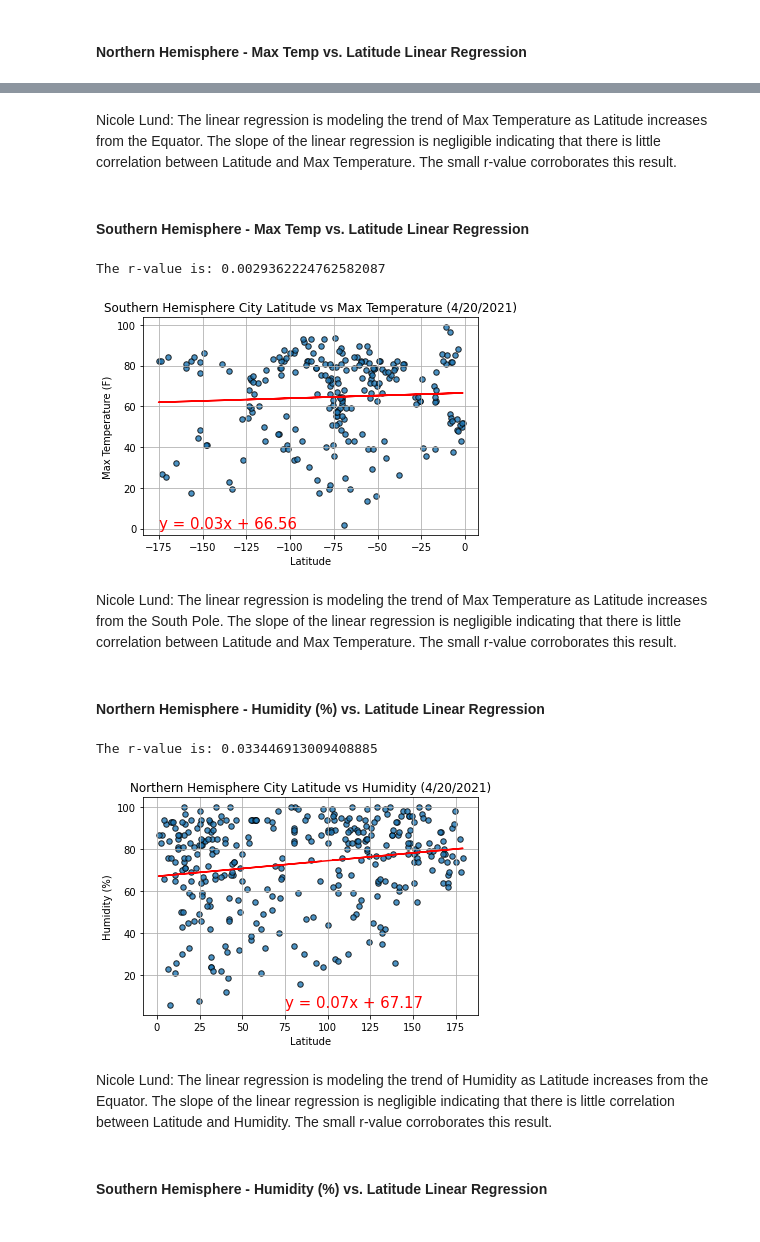
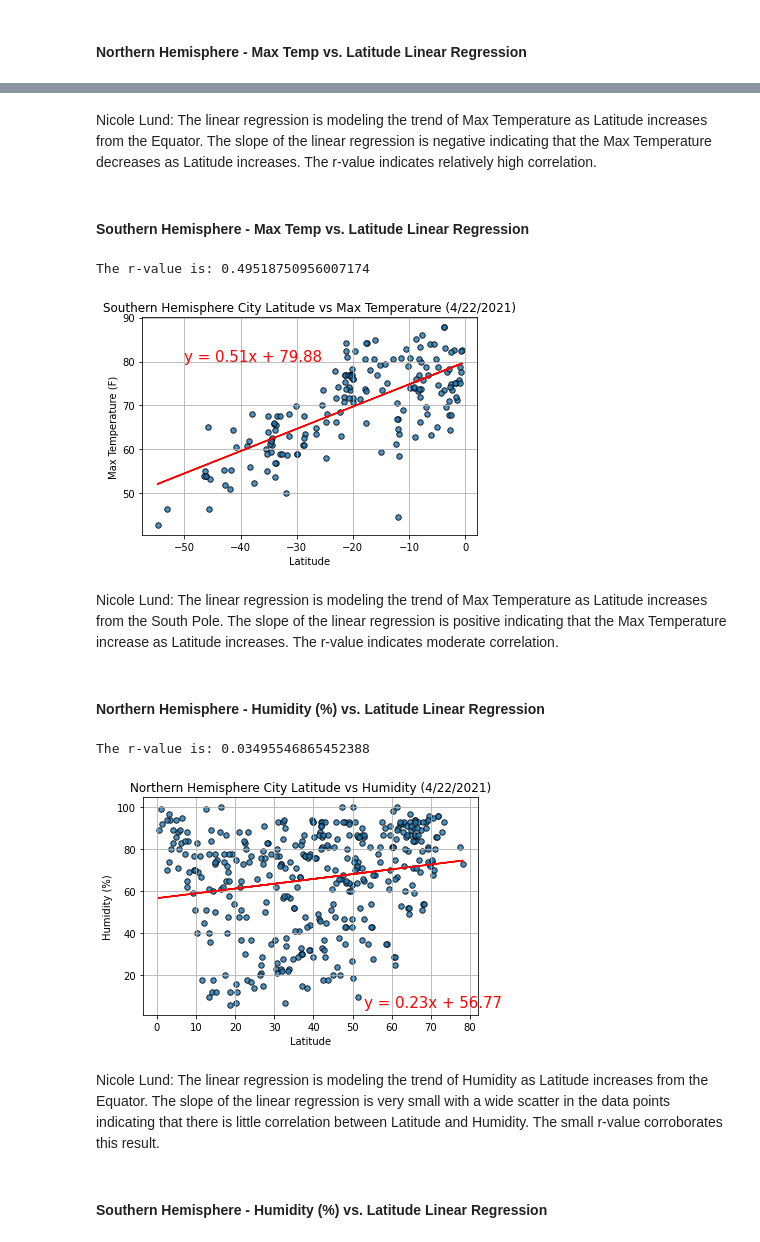
Before and after one commit to NicoleLund/pythonAPI-weatherAnalysis, a Jupyter notebook: WeatherPy/WeatherPy.ipynb, the cells around one changed output, grey strips where cells are left out. Saved outputs shown, nothing was run; the diff lists cells and outputs as text; code cells hidden in the pictures.

```diff
--- a/WeatherPy/WeatherPy.ipynb
+++ b/WeatherPy/WeatherPy.ipynb
@@ -130,7 +130,7 @@ if get_current_wx == "Y":
 
         try:
             city_list.append(response['name'])
-            lat_list.append(response['coord']['lon'])
+            lat_list.append(response['coord']['lat'])
             lon_list.append(response['coord']['lon'])
             max_temp_list.append(response['main']['temp_max'])
             humidity_list.append(response['main']['humidity'])
@@ -407,5 +407,5 @@ The r-value is: 0.018753496596055085
 # %% [markdown]
-Nicole Lund: The linear regression is modeling the trend of Max Temperature as Latitude increases from the Equator. The slope of the linear regression is negligible indicating that there is little correlation between Latitude and Max Temperature.  The small r-value corroborates this result.
+Nicole Lund: The linear regression is modeling the trend of Max Temperature as Latitude increases from the Equator. The slope of the linear regression is negative indicating that the Max Temperature decreases as Latitude increases.  The r-value indicates relatively high correlation.
 # %% [markdown]
 ####  Southern Hemisphere - Max Temp vs. Latitude Linear Regression
 # %%
@@ -426,7 +426,7 @@ df_wx_data_clean_S_hemi.plot(
     )
 
 plt.plot(df_wx_data_clean_S_hemi["Lat"],y_regress,"r-")
-plt.annotate(line_text,(-175,0),fontsize=15,color="red")
+plt.annotate(line_text,(-50,80),fontsize=15,color="red")
 
 plt.xlabel("Latitude")
 plt.ylabel("Max Temperature (F)")
@@ -434,42 +434,42 @@ plt.ylabel("Max Temperature (F)")
 plt.savefig("output_data/south_lat_temp.png",facecolor='w')
 plt.show()
 # %% [output]
-The r-value is: 0.0029362224762582087
+The r-value is: 0.49518750956007174
-[figure, old version]
+[figure, new version]
 # %% [markdown]
-Nicole Lund: The linear regression is modeling the trend of Max Temperature as Latitude increases from the South Pole. The slope of the linear regression is negligible indicating that there is little correlation between Latitude and Max Temperature.  The small r-value corroborates this result.
+Nicole Lund: The linear regression is modeling the trend of Max Temperature as Latitude increases from the South Pole. The slope of the linear regression is positive indicating that the Max Temperature increase as Latitude increases.  The r-value indicates moderate correlation.
 # %% [markdown]
 ####  Northern Hemisphere - Humidity (%) vs. Latitude Linear Regression
 # %%
 # Calculate Linear Regression
 y_regress, line_text = regress_line(df_wx_data_clean_N_hemi["Lat"],df_wx_data_clean_N_hemi["Humidity"])
 
 # Plot the data
 df_wx_data_clean_N_hemi.plot(
     "Lat","Humidity",
     title=f"Northern Hemisphere City Latitude vs Humidity ({collection_date})",
     kind='scatter',
     grid=True,
     style="o",
     facecolors="blue",
     edgecolors="black",
     alpha = 0.8,
     s=30
     )
 
 plt.plot(df_wx_data_clean_N_hemi["Lat"],y_regress,"r-")
-plt.annotate(line_text,(75,5),fontsize=15,color="red")
+plt.annotate(line_text,(53,5),fontsize=15,color="red")
 
 plt.xlabel("Latitude")
 plt.ylabel("Humidity (%)")
 
 plt.savefig("output_data/north_lat_humidity.png",facecolor='w')
 plt.show()
 # %% [output]
-The r-value is: 0.033446913009408885
+The r-value is: 0.03495546865452388
-[figure, old version]
+[figure, new version]
 # %% [markdown]
-Nicole Lund: The linear regression is modeling the trend of Humidity as Latitude increases from the Equator. The slope of the linear regression is negligible indicating that there is little correlation between Latitude and Humidity.  The small r-value corroborates this result.
+Nicole Lund: The linear regression is modeling the trend of Humidity as Latitude increases from the Equator. The slope of the linear regression is very small with a wide scatter in the data points indicating that there is little correlation between Latitude and Humidity.  The small r-value corroborates this result.
 # %% [markdown]
 ####  Southern Hemisphere - Humidity (%) vs. Latitude Linear Regression
 # %%
```
Also changed, not shown: parts of 23 cells of this notebook, 33 other files.
